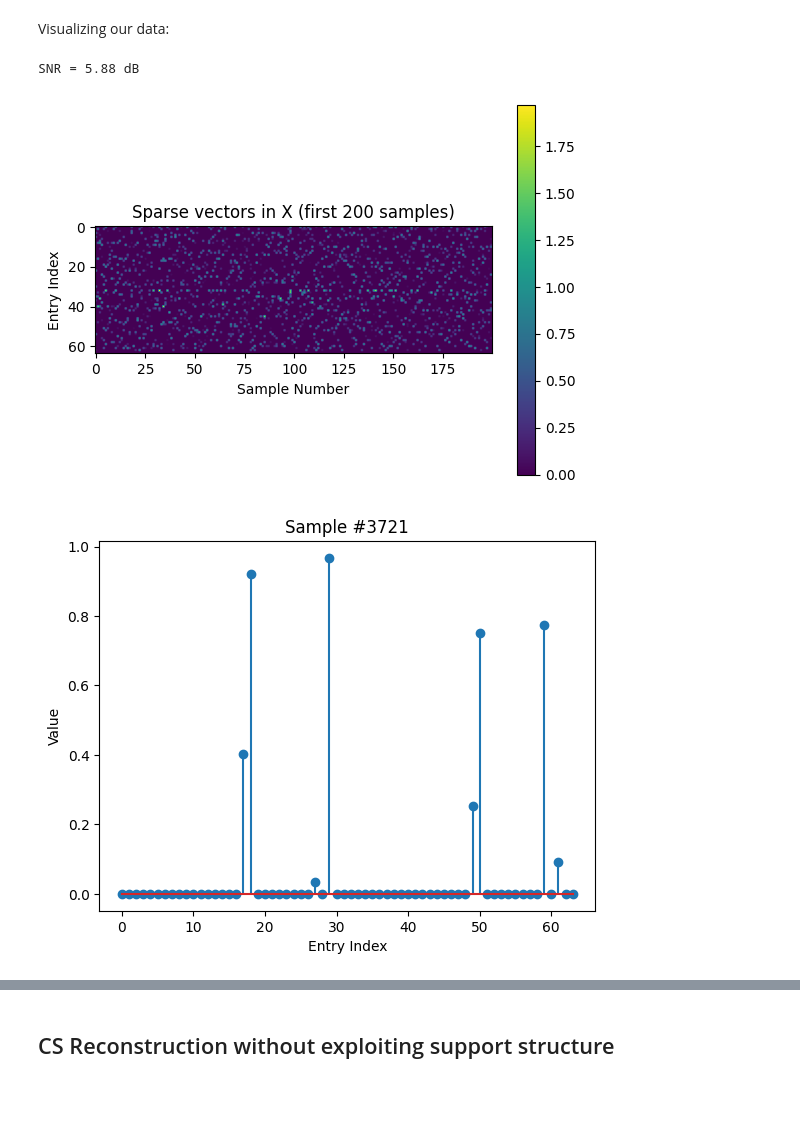
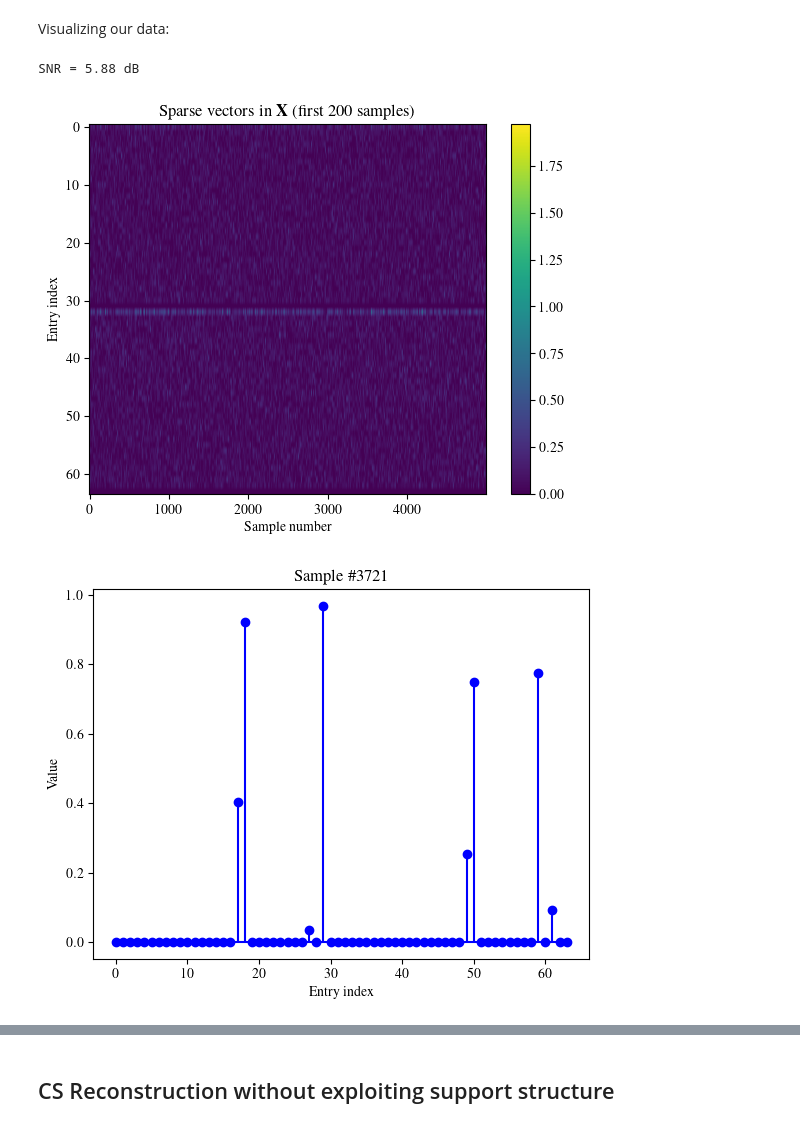
Before and after one commit to nikosfoto/structured-sparse-recovery, a Jupyter notebook: structured_sparsity.ipynb, the cells around one changed output, grey strips where cells are left out. Drawn from its saved outputs; the diff is of its cells as text; code cells hidden in the pictures; blank space fills up the shorter version.

Commit message:
changed visualisations

```diff
--- a/structured_sparsity.ipynb
+++ b/structured_sparsity.ipynb
@@ -13,11 +13,18 @@ We use $\mathbf{x}$ to denote an Nx1 real-valued sparse vector. The vector of $M
 
 import numpy as np
 import matplotlib.pyplot as plt
-from sklearn.linear_model import Lasso
+from ipywidgets import interactive, interact, IntSlider, Layout
+from sklearn.linear_model import Lasso, OrthogonalMatchingPursuit
 from sklearn.metrics import mean_squared_error
 import time
 from utils.recover_structured_sparse_signal_with_regularization import recover_structured_sparse_signal_with_regularization
 from utils.recover_structured_sparse_signal import recover_structured_sparse_signal
 
+plt.rcParams.update({
+    "text.usetex": True,
+    "font.family": "serif",
+    "font.serif": "Times",
+})
+
 # xdata = np.load('data/Project_Structured_Sparsity.npy')
 # xdata.shape
@@ -63,34 +67,34 @@ Visualizing our data:
 # %%
 # Plot the first 200 sparse vectors in X
 plt.figure()
-plt.imshow(X[:,:200])
-plt.title('Sparse vectors in X (first 200 samples)')
-plt.ylabel('Entry Index')
-plt.xlabel('Sample Number')
+plt.imshow(X[:,:], aspect='auto')
+plt.title(r'Sparse vectors in $\mathbf{X}$ (first 200 samples)')
+plt.ylabel(r'Entry index')
+plt.xlabel(r'Sample number')
 plt.colorbar()
 
 # Plot a single sample from X
 plt.figure()
 sample_nr = 3721
-plt.stem(X[:,sample_nr])
-plt.title(f'Sample #{sample_nr}')
-plt.xlabel('Entry Index')
-plt.ylabel('Value')
+plt.stem(X[:,sample_nr], linefmt='b', markerfmt='o', basefmt='b')
+plt.title(rf'Sample \#{sample_nr}')
+plt.xlabel(r'Entry index')
+plt.ylabel(r'Value')
 
 # Plot the first 200 measurement vectors in Y
 plt.figure()
-plt.imshow(Y[:,:200])
-plt.title('Measurement vectors in Y (first 200 samples)')
-plt.ylabel('Measurement Index')
-plt.xlabel('Sample Number')
+plt.imshow(Y[:,:], aspect='auto')
+plt.title(r'Measurement vectors in $\mathbf{Y}$ (first 200 samples)')
+plt.ylabel(r'Measurement index')
+plt.xlabel(r'Sample number')
 plt.colorbar()
 
 # Signal-to-noise ratio
 noise_power = noise_var #np.mean(np.square(V))
 signal_power = np.mean(np.square(A @ X))
 snr_db = 10 * np.log10(signal_power / noise_power)
 print(f"SNR = {snr_db:.2f} dB")
 # %% [output]
 SNR = 5.88 dB
-[figure, old version]
+[figure, new version]
-[figure, old version]
+[figure, new version]
```
Also changed, not shown: parts of 10 cells of this notebook, 1 other file.
